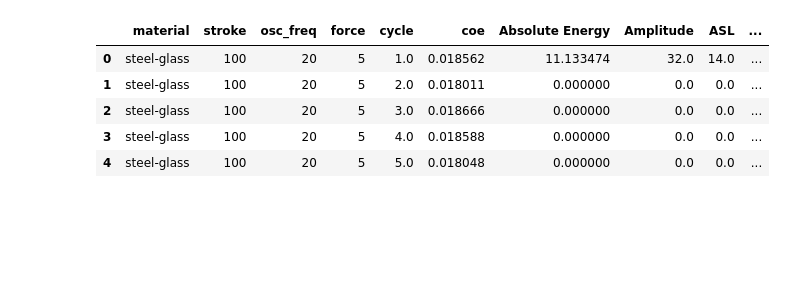
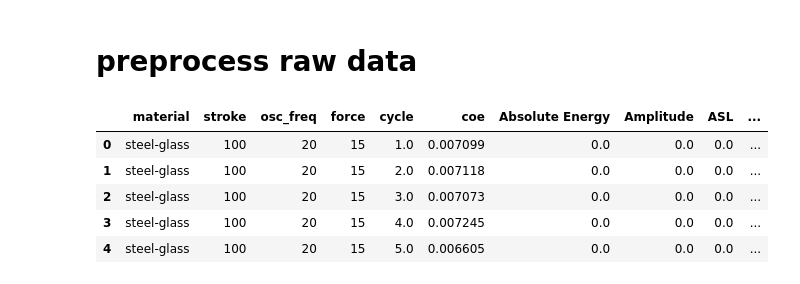
Before and after one commit to buy0range/code_internship, a Jupyter notebook: raw_2_df.ipynb, the cells around one changed output. Cells and saved outputs as stored; diff of their text form; code cells hidden in the pictures; blank space fills up the shorter version.

Commit message:
finish  preprocess

```diff
--- a/raw_2_df.ipynb
+++ b/raw_2_df.ipynb
@@ -3,6 +3,8 @@ import pandas as pd
 import numpy as np
 import matplotlib.pyplot as plt
 import seaborn as sns
+# %% [markdown]
+# preprocess raw data
 # %%
 # integrate all process steps into a function
 def raw2df(path1, path2, material, stroke, osc_freq, force):
@@ -61,13 +63,13 @@ def raw2df(path1, path2, material, stroke, osc_freq, force):
     df_prepared['stage'] = 0 # add a column of the stage(label)
     return df_prepared
 # %%
-df = raw2df(r'D:\STUDY\internship\dataset\100_20_5_f.ASC', r'D:\STUDY\internship\dataset\100_20_5_AE.txt', 'steel-glass', 100, 20, 5)
+df = raw2df(r'D:\STUDY\internship\dataset\100_20_15_f.ASC', r'D:\STUDY\internship\dataset\100_20_15_AE.txt', 'steel-glass', 100, 20, 15)
 df.head()
 # %% [output]
 |  | material | stroke | osc_freq | force | cycle | coe | Absolute Energy | Amplitude | ASL | ... |
-| 0 | steel-glass | 100 | 20 | 5 | 1.0 | 0.018562 | 11.133474 | 32.0 | 14.0 | ... |
-| 1 | steel-glass | 100 | 20 | 5 | 2.0 | 0.018011 | 0.000000 | 0.0 | 0.0 | ... |
-| 2 | steel-glass | 100 | 20 | 5 | 3.0 | 0.018666 | 0.000000 | 0.0 | 0.0 | ... |
-| 3 | steel-glass | 100 | 20 | 5 | 4.0 | 0.018588 | 0.000000 | 0.0 | 0.0 | ... |
-| 4 | steel-glass | 100 | 20 | 5 | 5.0 | 0.018048 | 0.000000 | 0.0 | 0.0 | ... |
+| 0 | steel-glass | 100 | 20 | 15 | 1.0 | 0.007099 | 0.0 | 0.0 | 0.0 | ... |
+| 1 | steel-glass | 100 | 20 | 15 | 2.0 | 0.007118 | 0.0 | 0.0 | 0.0 | ... |
+| 2 | steel-glass | 100 | 20 | 15 | 3.0 | 0.007073 | 0.0 | 0.0 | 0.0 | ... |
+| 3 | steel-glass | 100 | 20 | 15 | 4.0 | 0.007245 | 0.0 | 0.0 | 0.0 | ... |
+| 4 | steel-glass | 100 | 20 | 15 | 5.0 | 0.006605 | 0.0 | 0.0 | 0.0 | ... |
 # %%
```
Also changed, not shown: parts of 7 cells of this notebook, 11 other files.
